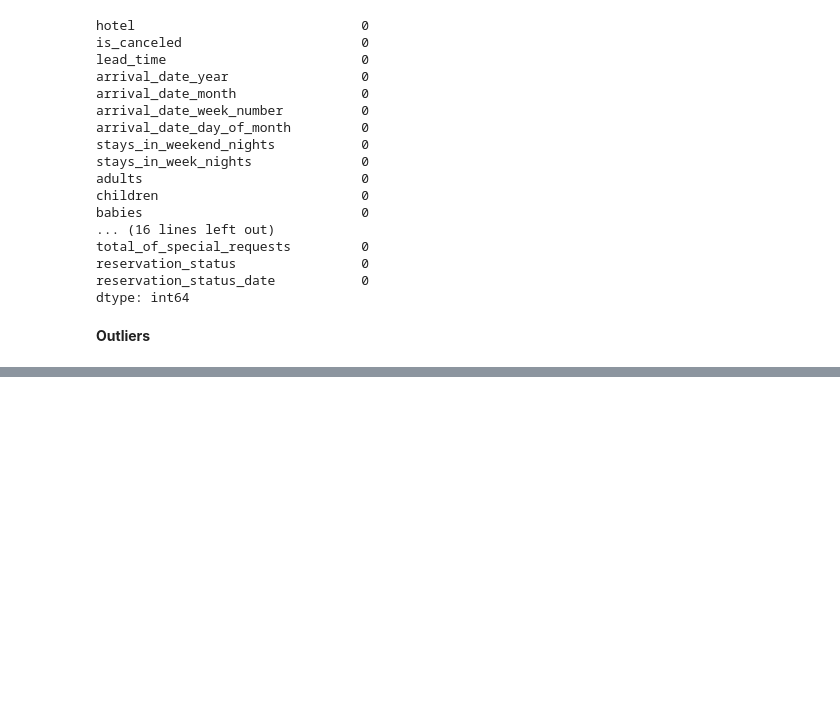
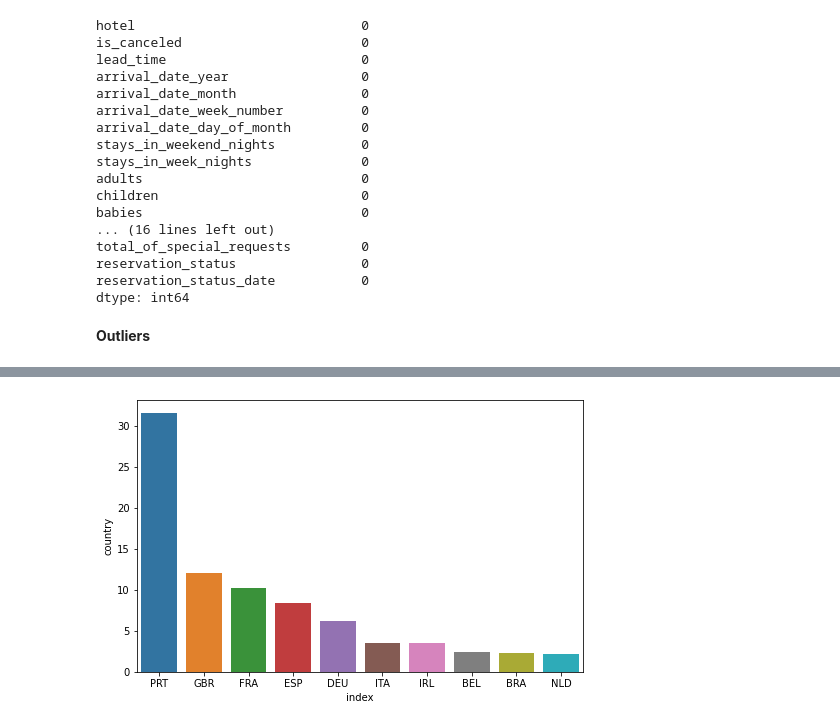
Before and after one commit to kavyasree761/hotel-booking-analysis, a Jupyter notebook: Copy_of_Hotel_Booking_Analysis_Capstone_Project.ipynb, the cells around one changed output, grey strips where cells are left out. Cells and saved outputs as stored; diff of their text form; code cells hidden in the pictures; blank space fills up the shorter version.

```diff
--- a/Copy_of_Hotel_Booking_Analysis_Capstone_Project.ipynb
+++ b/Copy_of_Hotel_Booking_Analysis_Capstone_Project.ipynb
@@ -226,0 +256,3 @@ data.drop(data[data['adr'] > 5200].index, inplace = True)
+# %%
+d2=(data['country'].value_counts(normalize=True)*100).reset_index().rename(columns={0:'index'})
+d2
@@ -226,0 +273,8 @@ data.drop(data[data['adr'] > 5200].index, inplace = True)
+# %%
+plt.figure(figsize=(8,5))
+d2=d2[:10]
+#plotting barplot
+sns.barplot(y=d2['country'],x=d2['index'])
+plt.show()
+# %% [output]
+[figure, added]
```
Also changed, not shown: parts of 10 cells of this notebook.
